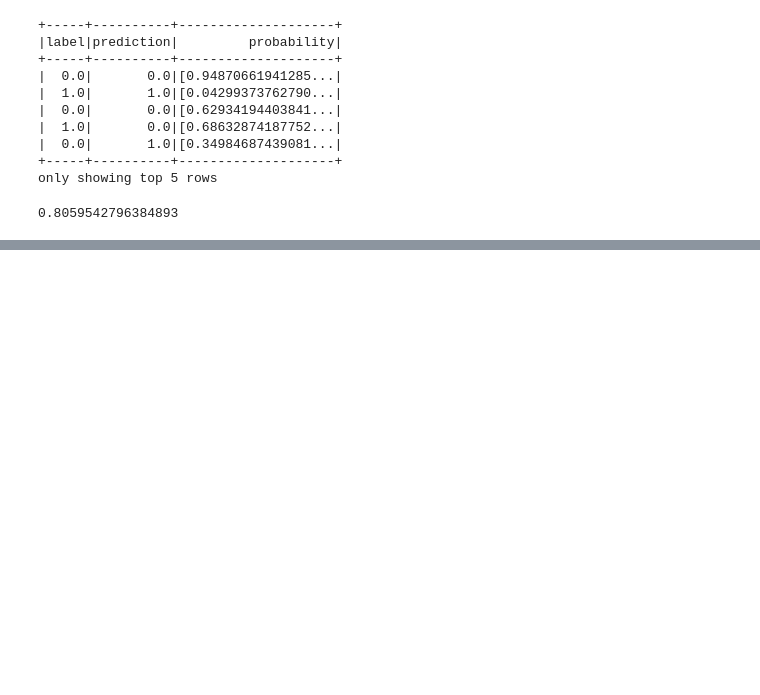
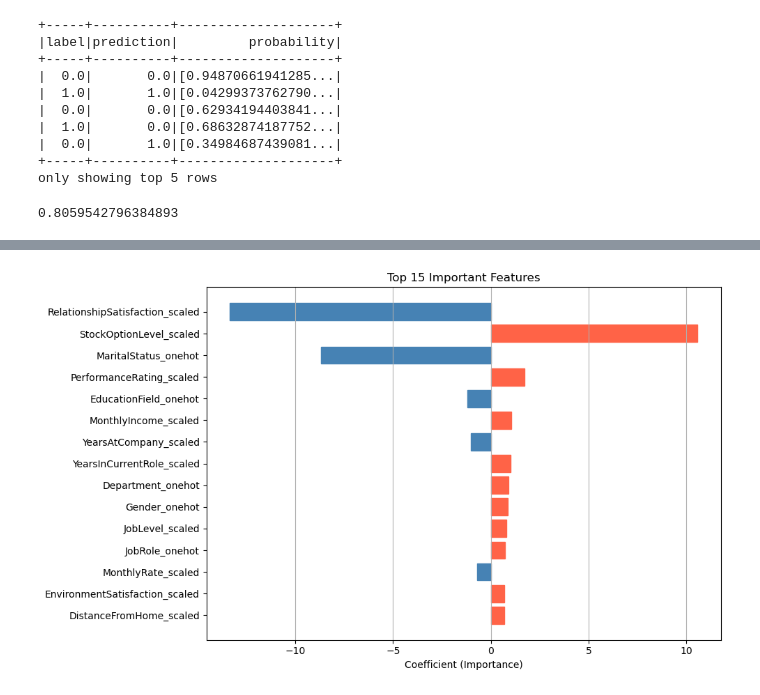
Before and after one commit to 2rlo0/start_spark, a Jupyter notebook: IBM HR Analytics Employee Attrition & Performance/직원퇴사예측.ipynb, the cells around one changed output, grey strips where cells are left out. Cells and saved outputs as stored; diff of their text form; code cells hidden in the pictures; blank space fills up the shorter version.

```diff
--- a/IBM HR Analytics Employee Attrition & Performance/직원퇴사예측.ipynb
+++ b/IBM HR Analytics Employee Attrition & Performance/직원퇴사예측.ipynb
@@ -7,7 +7,7 @@ from pyspark.sql import SparkSession
 spark = SparkSession.builder.appName("employee-attrition").getOrCreate()
 
 # csv 파일 로드
-df = spark.read.csv('./learning_spark_data/WA_Fn-UseC_-HR-Employee-Attrition.csv', header=True, inferSchema=True)
+df = spark.read.csv('../learning_spark_data/WA_Fn-UseC_-HR-Employee-Attrition.csv', header=True, inferSchema=True)
 df.printSchema()
 # %% [output]
 root
@@ -141,7 +141,7 @@ stages = [label_indexer] + cat_stages + num_vector_stages + [assembler]
 pipeline = Pipeline(stages=stages)
 # %%
 # train/test 데이터 분할 + 변환
-train_df, test_df = df.randomSplit([0.8, 0.2], seed=42)
+train_df, test_df = hr_df.randomSplit([0.8, 0.2], seed=42)
 fitted_pipeline = pipeline.fit(train_df)
 
 vtrain_df = fitted_pipeline.transform(train_df)
@@ -174,3 +174,18 @@ evaluator = BinaryClassificationEvaluator()
 evaluator.evaluate(pred)
 # %% [output]
 0.8059542796384893
+# %%
+# 중요 피처 확인
+# 계수 추출
+coefficients = model.coefficients.toArray()
+
+# 피처 이름 추출
+feature_names = assembler.getInputCols()
+
+# 피처와 계수를 묶어서 정렬 (절댓값 기준)
+coeff_df = [(name, coef) for name, coef in zip(feature_names, coefficients)]
+coeff_df_sorted = sorted(coeff_df, key=lambda x: abs(x[1]), reverse=True)
+
+# 상위 20개 출력
+for name, coef in coeff_df_sorted[:20]:
+    print(f"{name:<30} | {coef:.4f}")
@@ -176,0 +213,24 @@ evaluator.evaluate(pred)
+# %%
+import matplotlib.pyplot as plt
+
+# top N만 시각화
+top_n = 15
+top_features = coeff_df_sorted[:top_n]
+names = [x[0] for x in top_features]
+values = [x[1] for x in top_features]
+
+# 막대 그래프
+plt.figure(figsize=(10, 6))
+bars = plt.barh(names[::-1], values[::-1])  # reverse for top-down
+
+# 색상 강조
+for bar in bars:
+    bar.set_color('tomato' if bar.get_width() > 0 else 'steelblue')
+
+plt.xlabel("Coefficient (Importance)")
+plt.title("Top 15 Important Features")
+plt.grid(axis='x')
+plt.tight_layout()
+plt.show()
+# %% [output]
+[figure, added]
```
Also changed, not shown: parts of 2 cells of this notebook, 2 other files.
